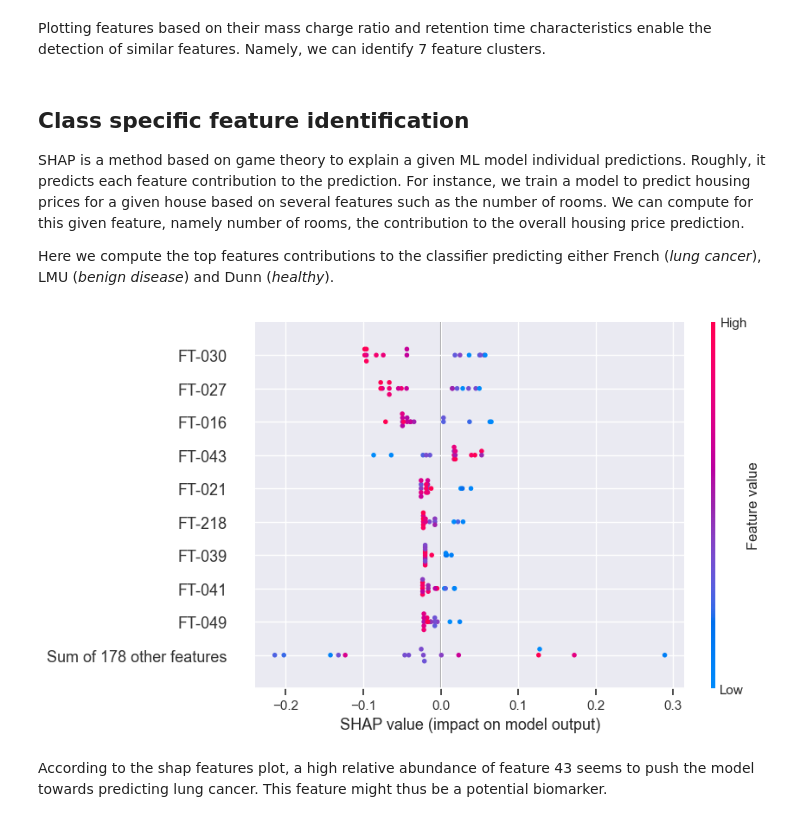
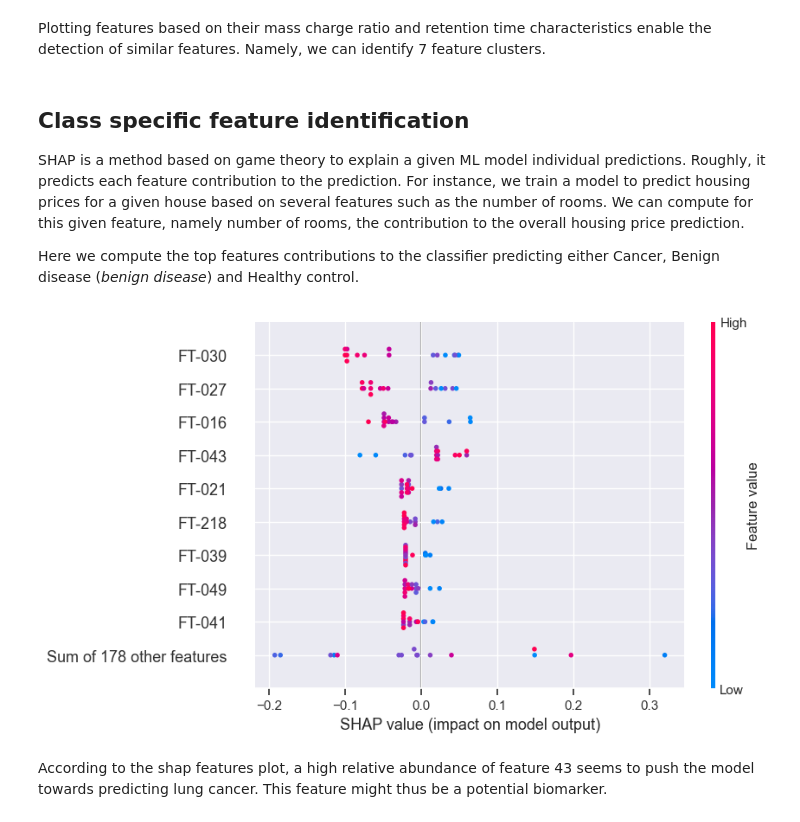
Before and after one commit to PhiCtl/glycan-biomarkers, a Jupyter notebook: notebooks/task_1/1_discriminatory_analysis.ipynb, the cells around one changed output. Drawn from its saved outputs; the diff is of its cells as text; code cells hidden in the pictures.

```diff
--- a/notebooks/task_1/1_discriminatory_analysis.ipynb
+++ b/notebooks/task_1/1_discriminatory_analysis.ipynb
@@ -41,19 +41,19 @@ data_loader = PipelineStep(name='Data Loader', func=load_data,\
 batch_corrector = BatchCorrector()
 batch_corrector.min_detection_rate = 0.7
 batch_corrector.frac_loess = 0.36
-batch_corrector.sample_classes = ['Dunn', 'French', 'LMU']
+batch_corrector.sample_classes = ['Healthy control', 'Cancer', 'Benign disease']
 
 data_filter = PipelineStep(name='Filter batch & classes',\
-                        func=filter_data, types = {'class': ['Dunn', 'French', 'LMU', 'QC'], 'batch': [1]})
+                        func=filter_data, types = {'class': ['Healthy control', 'Cancer', 'Benign disease', 'QC'], 'batch': [1]})
 final_filter = PipelineStep(name='Filter classes',
-                         func=filter_data, types = {'class': ['Dunn', 'French', 'LMU']})
+                         func=filter_data, types = {'class': ['Healthy control', 'Cancer', 'Benign disease']})
 
 visualizer = PipelineStep(name='PCA projection',
                           func = pca, standardize=True)
 QC_filter = PipelineStep(name='QC filter',\
                             func=filter_features_variability, verbose=True)
 DRatio_filter = PipelineStep(name='D-ratio filter',
-                             func=filter_features_dratio, sample_classes = ['Dunn', 'French', 'LMU'], verbose=True)
+                             func=filter_features_dratio, sample_classes = ['Healthy control', 'Cancer', 'Benign disease'], verbose=True)
 Detection_filter = PipelineStep(name='Feature detection filter',
                                 func=filter_features_detection)
 scaler = PipelineStep(name='StandardScaler',
@@ -135,9 +135,6 @@ top_feats = plot_feature_importance(trainer.best_model, features)
 [figure]
 # %% [markdown]
 Ranking features by their gini index, we end up with the following top 10 discriminative features.
-# %%
-link_map = {'French' : 'lung_cancer', 'Dunn': 'healthy', 'LMU': 'benign_disease'}
-class_map = {k : link_map[v] for k, v in class_map.items()}
 # %%
 df_feature_meta = pd.read_csv(os.path.join('data/input', 'internship_feature_metadata.csv'))
 
@@ -161,7 +158,7 @@ Plotting features based on their mass charge ratio and retention time characteri
 SHAP is a method based on game theory to explain a given ML model individual predictions.
 Roughly, it predicts each feature contribution to the prediction. For instance, we train a model to predict housing prices for a given house based on several features such as the number of rooms. We can compute for this given feature, namely number of rooms, the contribution to the overall housing price prediction.
 
-Here we compute the top features contributions to the classifier predicting either French (_lung cancer_), LMU (_benign disease_) and Dunn (_healthy_).
+Here we compute the top features contributions to the classifier predicting either Cancer, Benign disease (_benign disease_) and Healthy control.
 # %%
 df_tr = pd.DataFrame(x_tr, columns=features) # background
 df_te = pd.DataFrame(x_test, columns=features)
@@ -169,9 +166,9 @@ df_te = pd.DataFrame(x_test, columns=features)
 shap_explainer = ShapWrapper(trainer.best_model, background=df_tr,\
                               classes = {v : k for k, v in class_map.items()})
 # %%
-shap_explainer.plot_summary(df_te, cl='lung_cancer')
+shap_explainer.plot_summary(df_te, cl='Cancer')
 # %% [output]
-[figure, old version]
+[figure, new version]
 # %% [markdown]
 According to the shap features plot, a high relative abundance of feature 43 seems to push the model towards predicting lung cancer. This feature might thus be a potential biomarker.
 # %%
```
Also changed, not shown: parts of 4 cells of this notebook, 3 other files.
